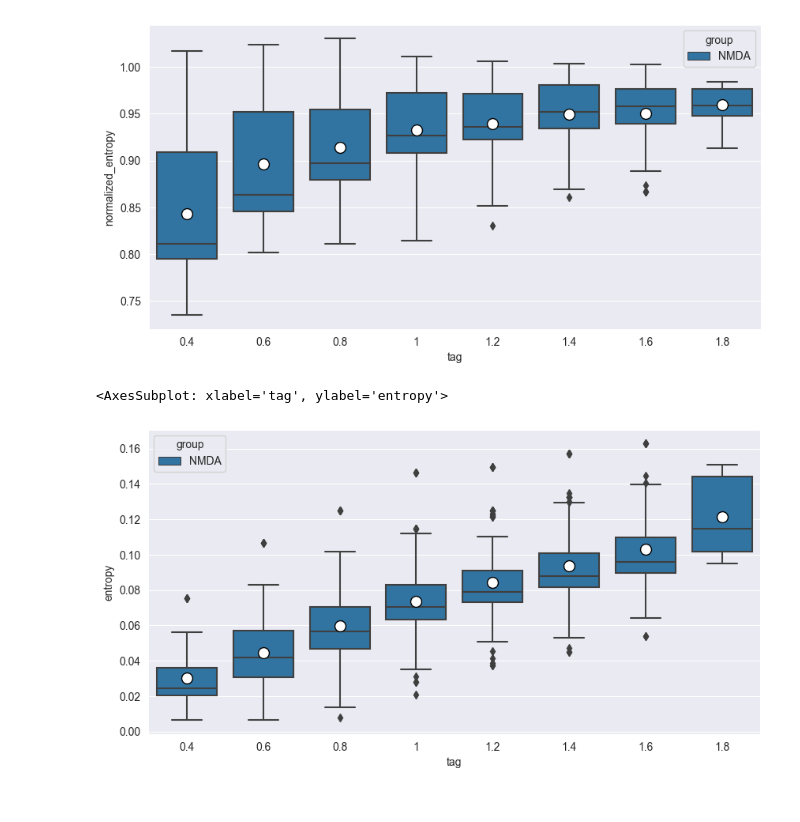
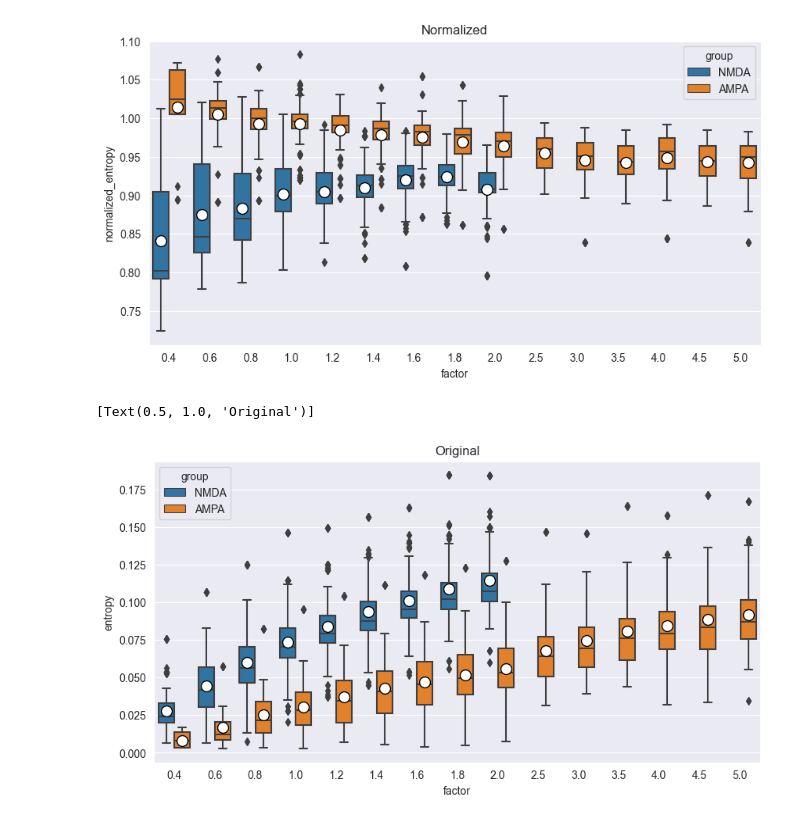
Before and after one commit to NitzanLux/neuron_mi, a Jupyter notebook: entropy_CTW_eval.ipynb, the cells around one changed output. Cells and saved outputs as stored; diff of their text form; code cells hidden in the pictures.

```diff
--- a/entropy_CTW_eval.ipynb
+++ b/entropy_CTW_eval.ipynb
@@ -161,9 +163,21 @@ remove_v = True
 
 c = CTWHandler()
 c.add_data(models_pathes)
-df = c.to_df(tag_regex_to_remove=['Rat_L5b_PC_2_Hay_', '_CTW'], group_dict={'NMDA':'[0-9]_CTW','AMPA':'_noNMDA'})
+df = c.to_df(tag_regex_to_remove=['Rat_L5b_PC_2_Hay_', '_noNMDA', '_CTW'],
+             group_dict={'NMDA': 'Hay_(?:[0-9]-)?[0-9]_CTW', 'AMPA': '_noNMDA'})
 for i in df['full_tag'].unique():
-    print(np.round(df.loc[df['full_tag']==i,'rate'].mean(),2))
-    df.loc[df['full_tag']==i,'average_rate'] = np.round(df.loc[df['full_tag']==i,'rate'].mean(),2)
-# d=d[d['n_spikes']>0]
+    df.loc[df['full_tag'] == i, 'average_rate'] = np.round(df.loc[df['full_tag'] == i, 'rate'].mean(), 2)
+
+get_factor_from_tag_match = re.compile('(?:.*_)?([0-9](?:\.[0-9]+)?).*')
+
+
+def convert_tag_to_float(x):
+    a=get_factor_from_tag_match.match(x).group(1)
+    print(x,a)
+    return float(a)
+
+
+df['factor'] = df['tag'].apply(convert_tag_to_float)
+
+factor_order = {i: convert_tag_to_float(i) for i in df['tag'].unique()}
 # %% [output]
@@ -183,21 +215,26 @@ min isi = {'Rat_L5b_PC_2_Hay_0-4_CTW': 5, 'Rat_L5b_PC_2_Hay_0-6_CTW': 5, 'Rat_L5
 # %%
+
+
 #show the dis
 
 # Draw a nested boxplot to show bills by day and time
-sns.boxplot(x="tag", y="normalized_entropy",order=sorted(df['tag'].unique(),key=lambda x:float(x)), data=df,hue='group', showmeans=True, meanprops={"marker": "o",
-                                                                                 "markerfacecolor": "white",
-                                                                                 "markeredgecolor": "black",
-                                                                                 "markersize": "10"})
+
+sns.boxplot(x="factor", y="normalized_entropy", data=df, hue='group', showmeans=True, meanprops={"marker": "o",
+                                                                                                 "markerfacecolor": "white",
+                                                                                                 "markeredgecolor": "black",
+                                                                                                 "markersize": "10"}).set(
+    title='Normalized')
 plt.show()
 
-sns.boxplot(x="tag", y="entropy", data=df,order=sorted(df['tag'].unique(),key=lambda x:float(x)), showmeans=True,hue='group', meanprops={"marker": "o",
-                                                                      "markerfacecolor": "white",
-                                                                      "markeredgecolor": "black",
-                                                                      "markersize": "10"})
+sns.boxplot(x="factor", y="entropy", data=df, showmeans=True, hue='group', meanprops={"marker": "o",
+                                                                                      "markerfacecolor": "white",
+                                                                                      "markeredgecolor": "black",
+                                                                                      "markersize": "10"}).set(
+    title='Original')
 # sns.despine(offset=10, trim=True)
 # %% [output]
-[figure, old version]
+[figure, new version]
-<AxesSubplot: xlabel='tag', ylabel='entropy'>
+[Text(0.5, 1.0, 'Original')]
-[figure, old version]
+[figure, new version]
 # %%
 # Draw a nested boxplot to show bills by day and time
```
Also changed, not shown: parts of 12 cells of this notebook, 1 other file.
